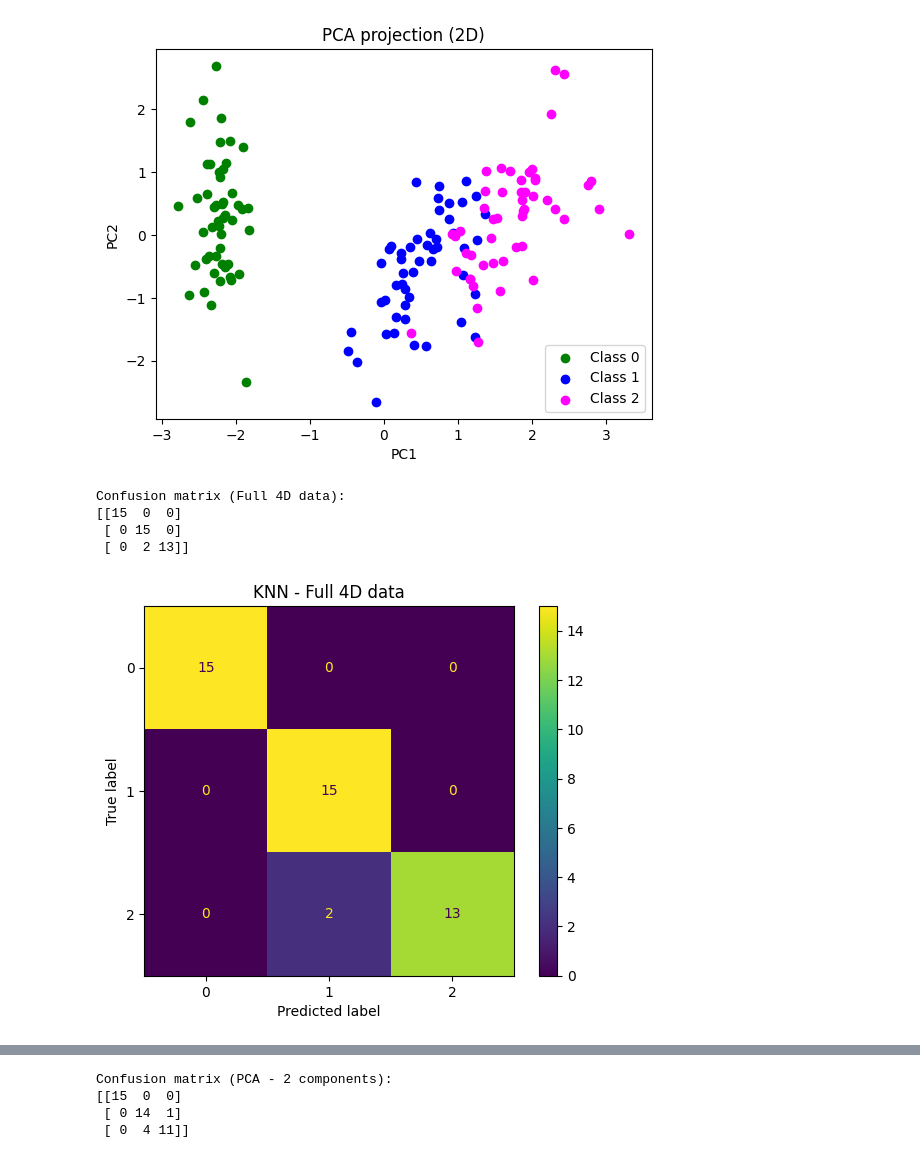
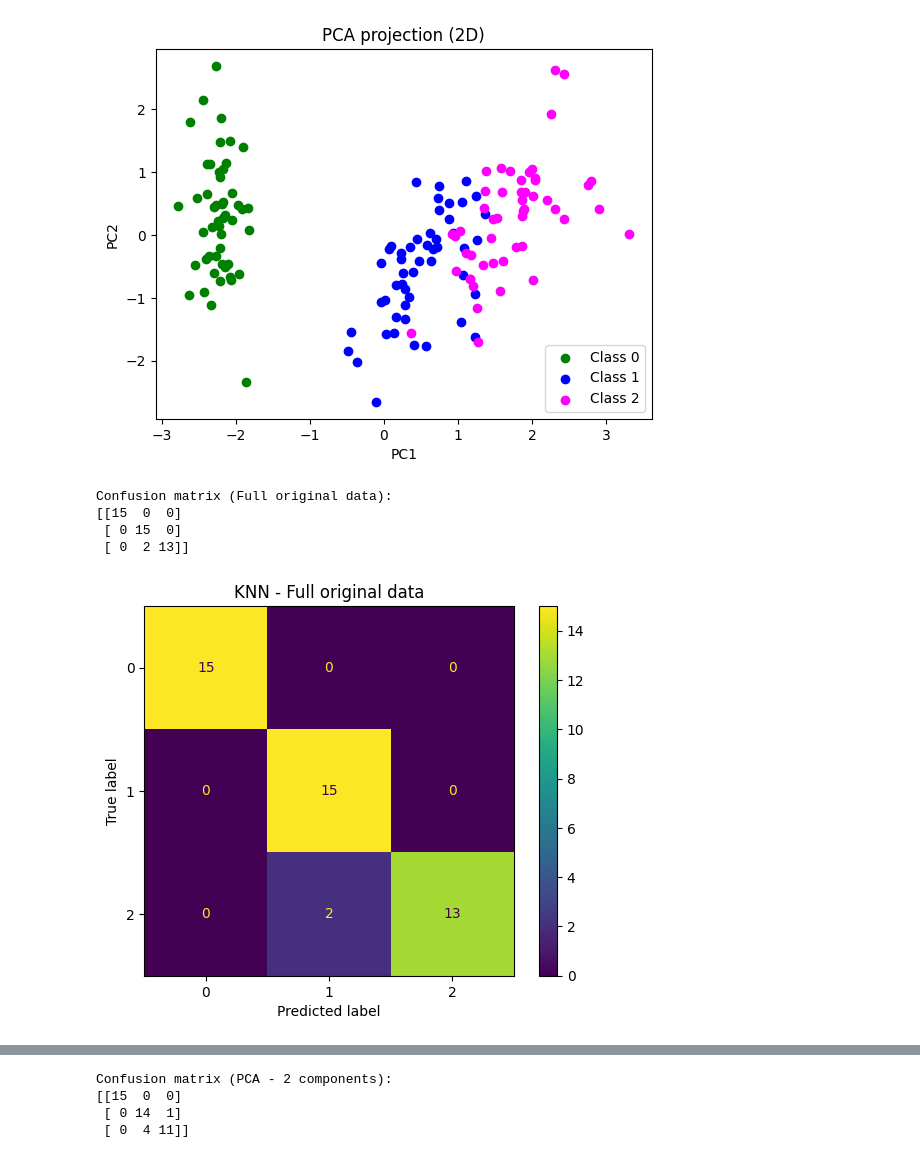
Before and after one commit to lukaskonar/MPA-MLF, a Jupyter notebook: lab_04.ipynb, the cells around one changed output, grey strips where cells are left out. Drawn from its saved outputs; the diff is of its cells as text; code cells hidden in the pictures.

```diff
--- a/lab_04.ipynb
+++ b/lab_04.ipynb
@@ -101,32 +101,32 @@ plt.show()
 # %%
 from sklearn.model_selection import train_test_split
 from sklearn.neighbors import KNeighborsClassifier
 from sklearn.metrics import confusion_matrix, ConfusionMatrixDisplay
 import matplotlib.pyplot as plt
 
 # Split dataset
 X_train, X_test, y_train, y_test = train_test_split(
     X, y, test_size=0.3, random_state=42, stratify=y
 )
 
 # KNN classifier
 knn1 = KNeighborsClassifier(n_neighbors=3)
 knn1.fit(X_train, y_train)
 
 # Prediction
 y_pred1 = knn1.predict(X_test)
 
 # Confusion matrix
 cm1 = confusion_matrix(y_test, y_pred1)
-print("Confusion matrix (Full 4D data):")
+print("Confusion matrix (Full original data):")
 print(cm1)
 
 ConfusionMatrixDisplay.from_predictions(y_test, y_pred1)
-plt.title("KNN - Full 4D data")
+plt.title("KNN - Full original data")
 plt.show()
 # %% [output]
-Confusion matrix (Full 4D data):
+Confusion matrix (Full original data):
 [[15  0  0]
  [ 0 15  0]
  [ 0  2 13]]
-[figure, old version]
+[figure, new version]
```
Also changed, not shown: parts of 3 cells of this notebook.
